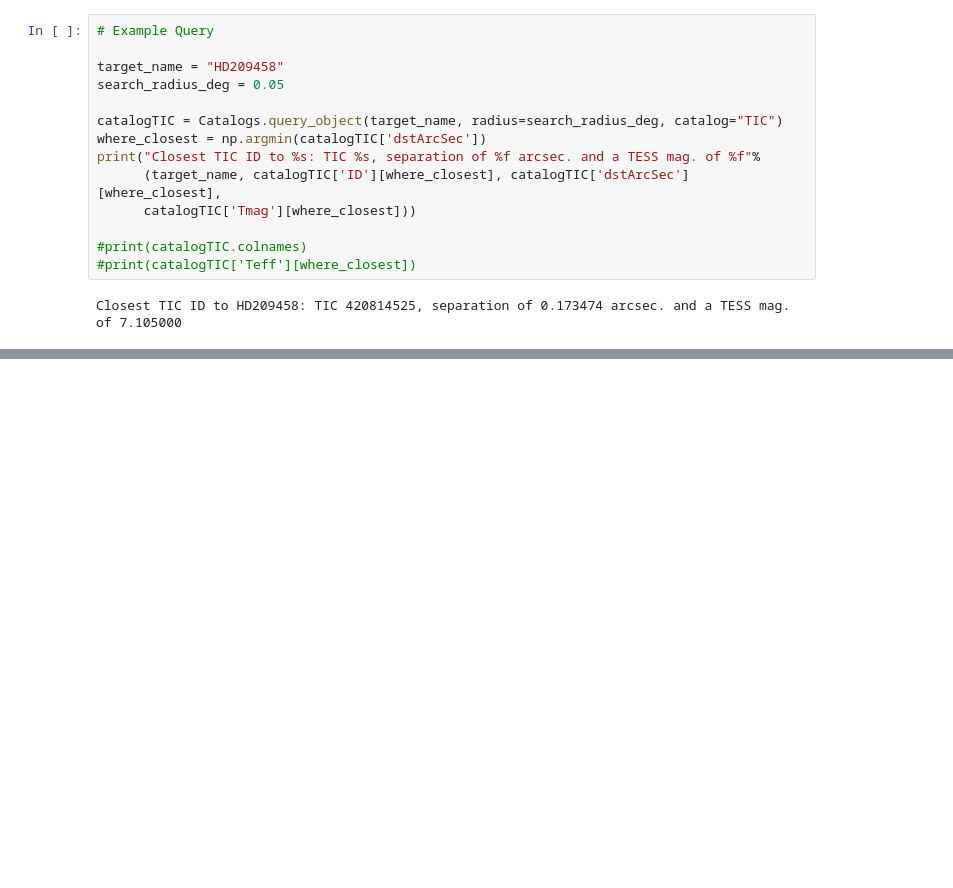
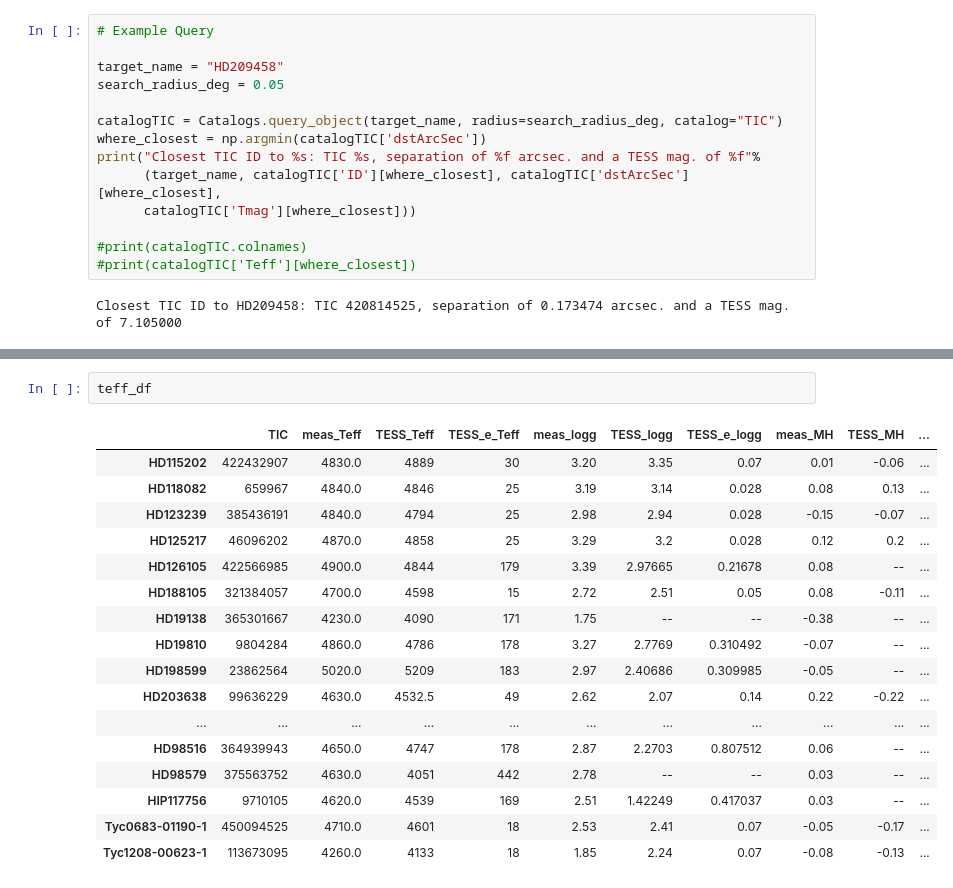
Before and after one commit to jkcarlberg/redgiant_planethosts, a Jupyter notebook: TESS_crossref.ipynb, the cells around one changed output, grey strips where cells are left out. Drawn from its saved outputs; the diff is of its cells as text; blank space fills up the shorter version.

```diff
--- a/TESS_crossref.ipynb
+++ b/TESS_crossref.ipynb
@@ -142,0 +202,20 @@ comp_df # Comparison Dictionary
+# %%
+teff_df
+# %% [output]
+|  | TIC | meas_Teff | TESS_Teff | TESS_e_Teff | meas_logg | TESS_logg | TESS_e_logg | meas_MH | TESS_MH | ... |
+| HD115202 | 422432907 | 4830.0 | 4889 | 30 | 3.20 | 3.35 | 0.07 | 0.01 | -0.06 | ... |
+| HD118082 | 659967 | 4840.0 | 4846 | 25 | 3.19 | 3.14 | 0.028 | 0.08 | 0.13 | ... |
+| HD123239 | 385436191 | 4840.0 | 4794 | 25 | 2.98 | 2.94 | 0.028 | -0.15 | -0.07 | ... |
+| HD125217 | 46096202 | 4870.0 | 4858 | 25 | 3.29 | 3.2 | 0.028 | 0.12 | 0.2 | ... |
+| HD126105 | 422566985 | 4900.0 | 4844 | 179 | 3.39 | 2.97665 | 0.21678 | 0.08 | -- | ... |
+| HD188105 | 321384057 | 4700.0 | 4598 | 15 | 2.72 | 2.51 | 0.05 | 0.08 | -0.11 | ... |
+| HD19138 | 365301667 | 4230.0 | 4090 | 171 | 1.75 | -- | -- | -0.38 | -- | ... |
+| HD19810 | 9804284 | 4860.0 | 4786 | 178 | 3.27 | 2.7769 | 0.310492 | -0.07 | -- | ... |
+| HD198599 | 23862564 | 5020.0 | 5209 | 183 | 2.97 | 2.40686 | 0.309985 | -0.05 | -- | ... |
+| HD203638 | 99636229 | 4630.0 | 4532.5 | 49 | 2.62 | 2.07 | 0.14 | 0.22 | -0.22 | ... |
+| ... | ... | ... | ... | ... | ... | ... | ... | ... | ... | ... |
+| HD98516 | 364939943 | 4650.0 | 4747 | 178 | 2.87 | 2.2703 | 0.807512 | 0.06 | -- | ... |
+| HD98579 | 375563752 | 4630.0 | 4051 | 442 | 2.78 | -- | -- | 0.03 | -- | ... |
+| HIP117756 | 9710105 | 4620.0 | 4539 | 169 | 2.51 | 1.42249 | 0.417037 | 0.03 | -- | ... |
+| Tyc0683-01190-1 | 450094525 | 4710.0 | 4601 | 18 | 2.53 | 2.41 | 0.07 | -0.05 | -0.17 | ... |
+| Tyc1208-00623-1 | 113673095 | 4260.0 | 4133 | 18 | 1.85 | 2.24 | 0.07 | -0.08 | -0.13 | ... |
```
Also changed, not shown: parts of 5 cells of this notebook.
